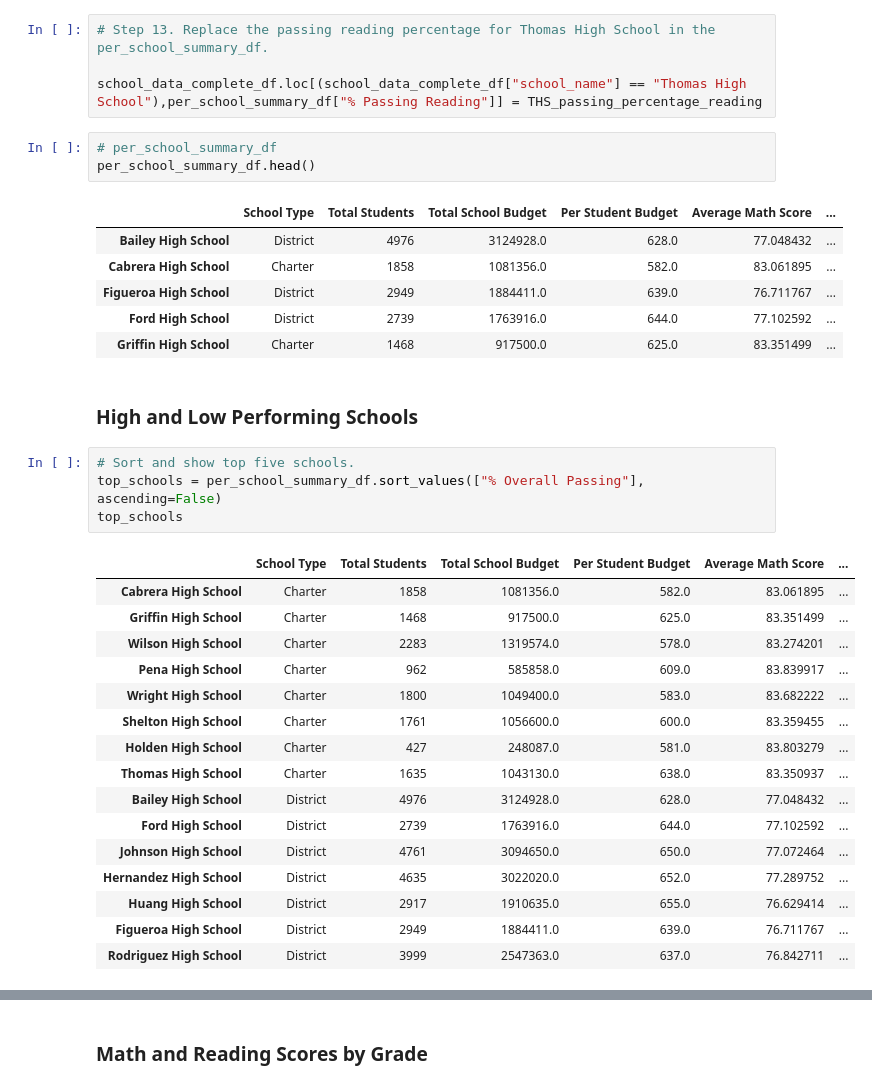
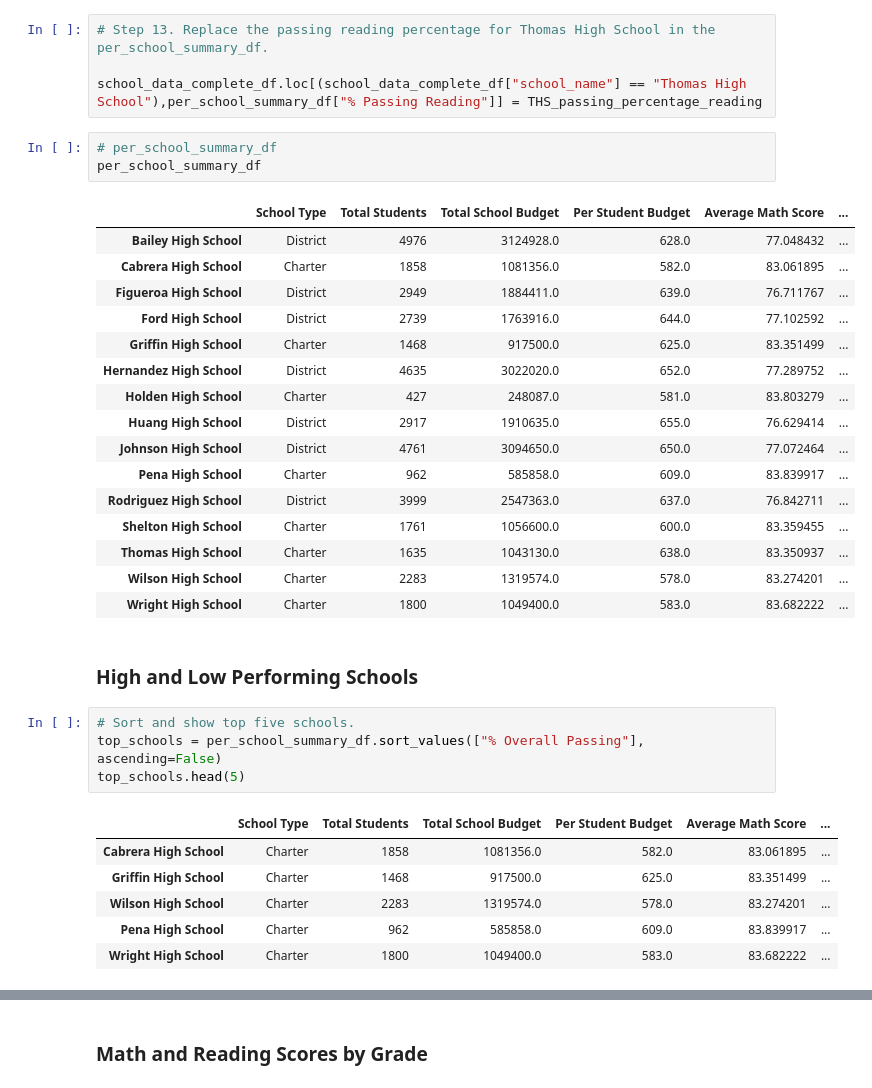
Before and after one commit to Kidesth/School_District_Analysis, a Jupyter notebook: PyCitySchool-Challange.ipynb, the cells around one changed output, grey strips where cells are left out. Cells and saved outputs as stored; diff of their text form.

```diff
--- a/PyCitySchool-Challange.ipynb
+++ b/PyCitySchool-Challange.ipynb
@@ -316,7 +327,7 @@ school_data_complete_df.loc[(school_data_complete_df["school_name"] == "Thomas H
 school_data_complete_df.loc[(school_data_complete_df["school_name"] == "Thomas High School"),per_school_summary_df["% Passing Reading"]] = THS_passing_percentage_reading
 # %%
 # per_school_summary_df
-per_school_summary_df.head()
+per_school_summary_df
 # %% [output]
 |  | School Type | Total Students | Total School Budget | Per Student Budget | Average Math Score | ... |
 | Bailey High School | District | 4976 | 3124928.0 | 628.0 | 77.048432 | ... |
@@ -324,29 +335,29 @@ per_school_summary_df.head()
 | Figueroa High School | District | 2949 | 1884411.0 | 639.0 | 76.711767 | ... |
 | Ford High School | District | 2739 | 1763916.0 | 644.0 | 77.102592 | ... |
 | Griffin High School | Charter | 1468 | 917500.0 | 625.0 | 83.351499 | ... |
+| Hernandez High School | District | 4635 | 3022020.0 | 652.0 | 77.289752 | ... |
+| Holden High School | Charter | 427 | 248087.0 | 581.0 | 83.803279 | ... |
+| Huang High School | District | 2917 | 1910635.0 | 655.0 | 76.629414 | ... |
+| Johnson High School | District | 4761 | 3094650.0 | 650.0 | 77.072464 | ... |
+| Pena High School | Charter | 962 | 585858.0 | 609.0 | 83.839917 | ... |
+| Rodriguez High School | District | 3999 | 2547363.0 | 637.0 | 76.842711 | ... |
+| Shelton High School | Charter | 1761 | 1056600.0 | 600.0 | 83.359455 | ... |
+| Thomas High School | Charter | 1635 | 1043130.0 | 638.0 | 83.350937 | ... |
+| Wilson High School | Charter | 2283 | 1319574.0 | 578.0 | 83.274201 | ... |
+| Wright High School | Charter | 1800 | 1049400.0 | 583.0 | 83.682222 | ... |
 # %% [markdown]
 ### High and Low Performing Schools
 # %%
 # Sort and show top five schools.
 top_schools = per_school_summary_df.sort_values(["% Overall Passing"], ascending=False)
-top_schools
+top_schools.head(5)
 # %% [output]
 |  | School Type | Total Students | Total School Budget | Per Student Budget | Average Math Score | ... |
 | Cabrera High School | Charter | 1858 | 1081356.0 | 582.0 | 83.061895 | ... |
 | Griffin High School | Charter | 1468 | 917500.0 | 625.0 | 83.351499 | ... |
 | Wilson High School | Charter | 2283 | 1319574.0 | 578.0 | 83.274201 | ... |
 | Pena High School | Charter | 962 | 585858.0 | 609.0 | 83.839917 | ... |
 | Wright High School | Charter | 1800 | 1049400.0 | 583.0 | 83.682222 | ... |
-| Shelton High School | Charter | 1761 | 1056600.0 | 600.0 | 83.359455 | ... |
-| Holden High School | Charter | 427 | 248087.0 | 581.0 | 83.803279 | ... |
-| Thomas High School | Charter | 1635 | 1043130.0 | 638.0 | 83.350937 | ... |
-| Bailey High School | District | 4976 | 3124928.0 | 628.0 | 77.048432 | ... |
-| Ford High School | District | 2739 | 1763916.0 | 644.0 | 77.102592 | ... |
-| Johnson High School | District | 4761 | 3094650.0 | 650.0 | 77.072464 | ... |
-| Hernandez High School | District | 4635 | 3022020.0 | 652.0 | 77.289752 | ... |
-| Huang High School | District | 2917 | 1910635.0 | 655.0 | 76.629414 | ... |
-| Figueroa High School | District | 2949 | 1884411.0 | 639.0 | 76.711767 | ... |
-| Rodriguez High School | District | 3999 | 2547363.0 | 637.0 | 76.842711 | ... |
 # %%
 # Sort and show top five schools.
 bottom_schools = per_school_summary_df.sort_values(["% Overall Passing"], ascending=True)
```
Also changed, not shown: parts of 100 cells of this notebook, 2 other files.
